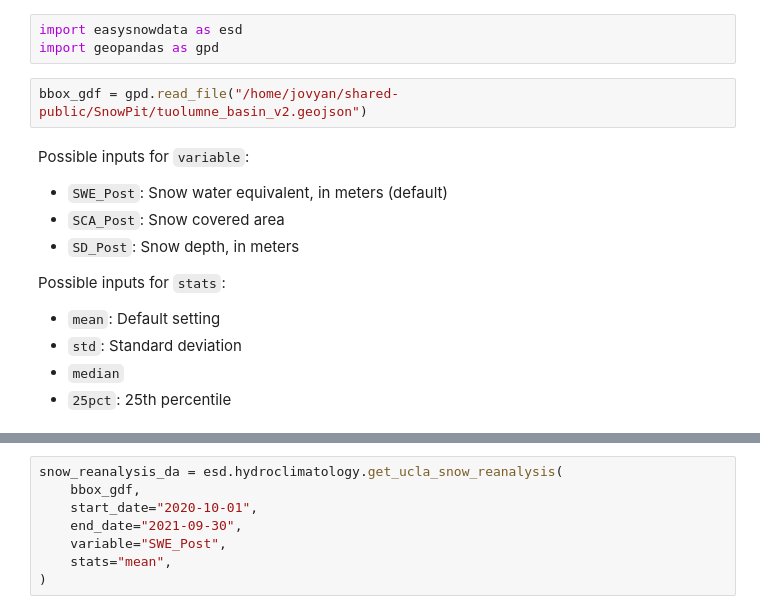
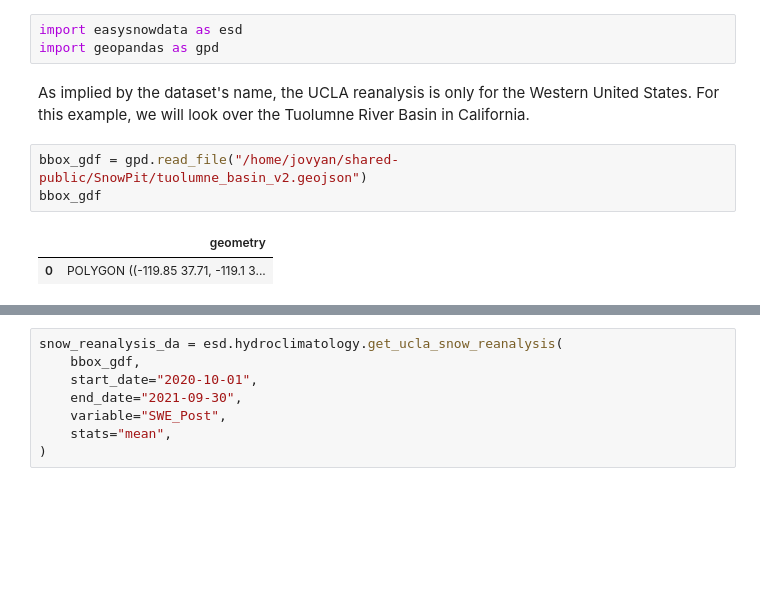
Before and after one commit to zachghiaccio/SnowPit, a Jupyter notebook: swe/UCLA_data_access.ipynb, the cells around one changed output, grey strips where cells are left out. Cells and saved outputs as stored; diff of their text form; blank space fills up the shorter version.

```diff
--- a/swe/UCLA_data_access.ipynb
+++ b/swe/UCLA_data_access.ipynb
@@ -7,16 +170,11 @@ Uses Eric Gagliano's `easysnowdata` package: https://github.com/egagli/easysnowd
 # %%
 import easysnowdata as esd
 import geopandas as gpd
+# %% [markdown]
+As implied by the dataset's name, the UCLA reanalysis is only for the Western United States. For this example, we will look over the Tuolumne River Basin in California.
 # %%
 bbox_gdf = gpd.read_file("/home/jovyan/shared-public/SnowPit/tuolumne_basin_v2.geojson")
+bbox_gdf
+# %% [output]
+|  | geometry |
+| 0 | POLYGON ((-119.85 37.71, -119.1 3... |
-# %% [markdown]
-Possible inputs for `variable`:
-* `SWE_Post`: Snow water equivalent, in meters (default)
-* `SCA_Post`: Snow covered area
-* `SD_Post`: Snow depth, in meters
-
-Possible inputs for `stats`:
-* `mean`: Default setting
-* `std`: Standard deviation
-* `median`
-* `25pct`: 25th percentile
```
Also changed, not shown: parts of 20 cells of this notebook.
